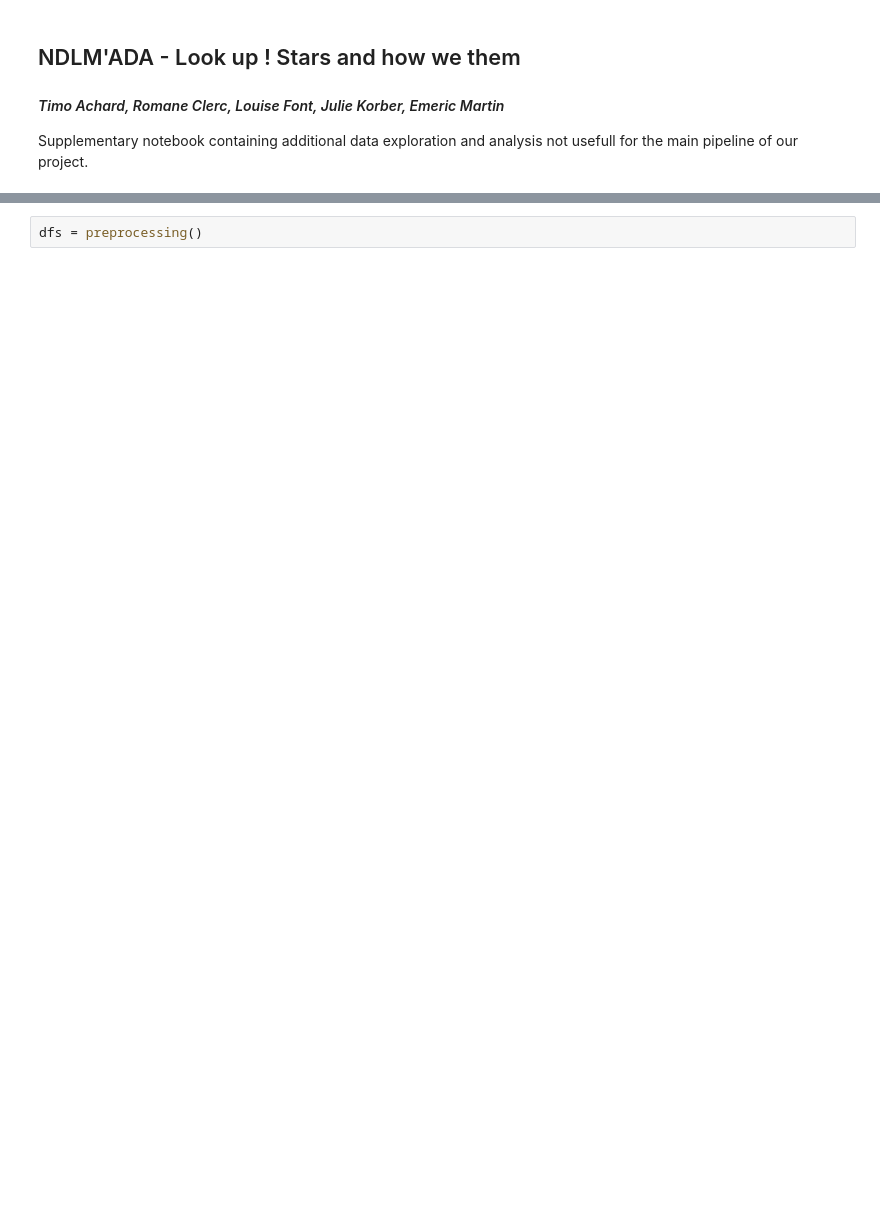
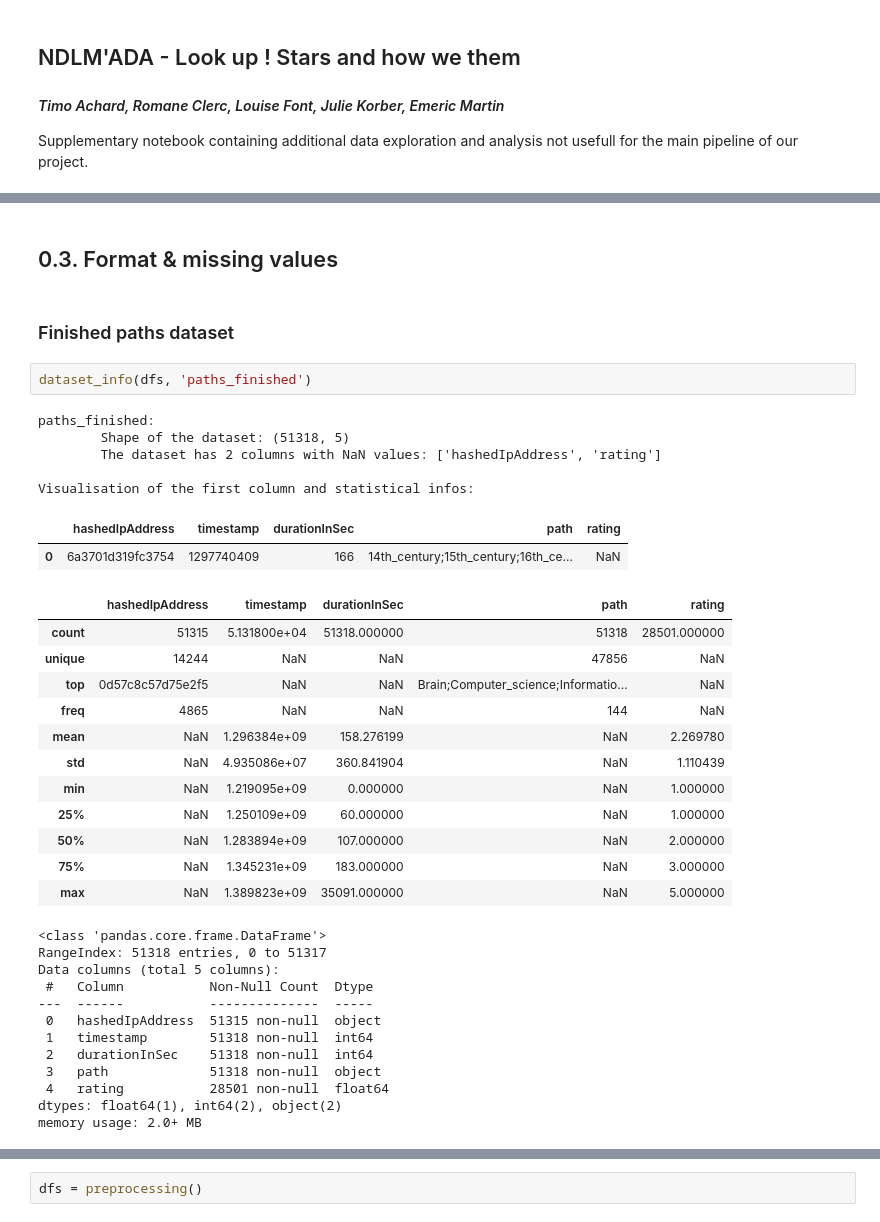
Before and after one commit to epfl-ada/ada-2023-project-ndlmada, a Jupyter notebook: supplementary_notebook.ipynb, the cells around one changed output, grey strips where cells are left out. Drawn from its saved outputs; the diff is of its cells as text; blank space fills up the shorter version.

```diff
--- a/supplementary_notebook.ipynb
+++ b/supplementary_notebook.ipynb
@@ -32,0 +98,38 @@ Supplementary notebook containing additional data exploration and analysis not u
+# %% [markdown]
+## 0.3. Format & missing values <a classe="anchor" id="subsection0_3"></a>
+# %% [markdown]
+### Finished paths dataset <a classe="anchor" id="subsection0_3_1"></a>
+# %%
+dataset_info(dfs, 'paths_finished')
+# %% [output]
+paths_finished:
+        Shape of the dataset: (51318, 5)
+        The dataset has 2 columns with NaN values: ['hashedIpAddress', 'rating']
+
+Visualisation of the first column and statistical infos:
+|  | hashedIpAddress | timestamp | durationInSec | path | rating |
+| 0 | 6a3701d319fc3754 | 1297740409 | 166 | 14th_century;15th_century;16th_ce... | NaN |
+|  | hashedIpAddress | timestamp | durationInSec | path | rating |
+| count | 51315 | 5.131800e+04 | 51318.000000 | 51318 | 28501.000000 |
+| unique | 14244 | NaN | NaN | 47856 | NaN |
+| top | 0d57c8c57d75e2f5 | NaN | NaN | Brain;Computer_science;Informatio... | NaN |
+| freq | 4865 | NaN | NaN | 144 | NaN |
+| mean | NaN | 1.296384e+09 | 158.276199 | NaN | 2.269780 |
+| std | NaN | 4.935086e+07 | 360.841904 | NaN | 1.110439 |
+| min | NaN | 1.219095e+09 | 0.000000 | NaN | 1.000000 |
+| 25% | NaN | 1.250109e+09 | 60.000000 | NaN | 1.000000 |
+| 50% | NaN | 1.283894e+09 | 107.000000 | NaN | 2.000000 |
+| 75% | NaN | 1.345231e+09 | 183.000000 | NaN | 3.000000 |
+| max | NaN | 1.389823e+09 | 35091.000000 | NaN | 5.000000 |
+<class 'pandas.core.frame.DataFrame'>
+RangeIndex: 51318 entries, 0 to 51317
+Data columns (total 5 columns):
+ #   Column           Non-Null Count  Dtype
+---  ------           --------------  -----
+ 0   hashedIpAddress  51315 non-null  object
+ 1   timestamp        51318 non-null  int64
+ 2   durationInSec    51318 non-null  int64
+ 3   path             51318 non-null  object
+ 4   rating           28501 non-null  float64
+dtypes: float64(1), int64(2), object(2)
+memory usage: 2.0+ MB
```
Also changed, not shown: parts of 28 cells of this notebook.
